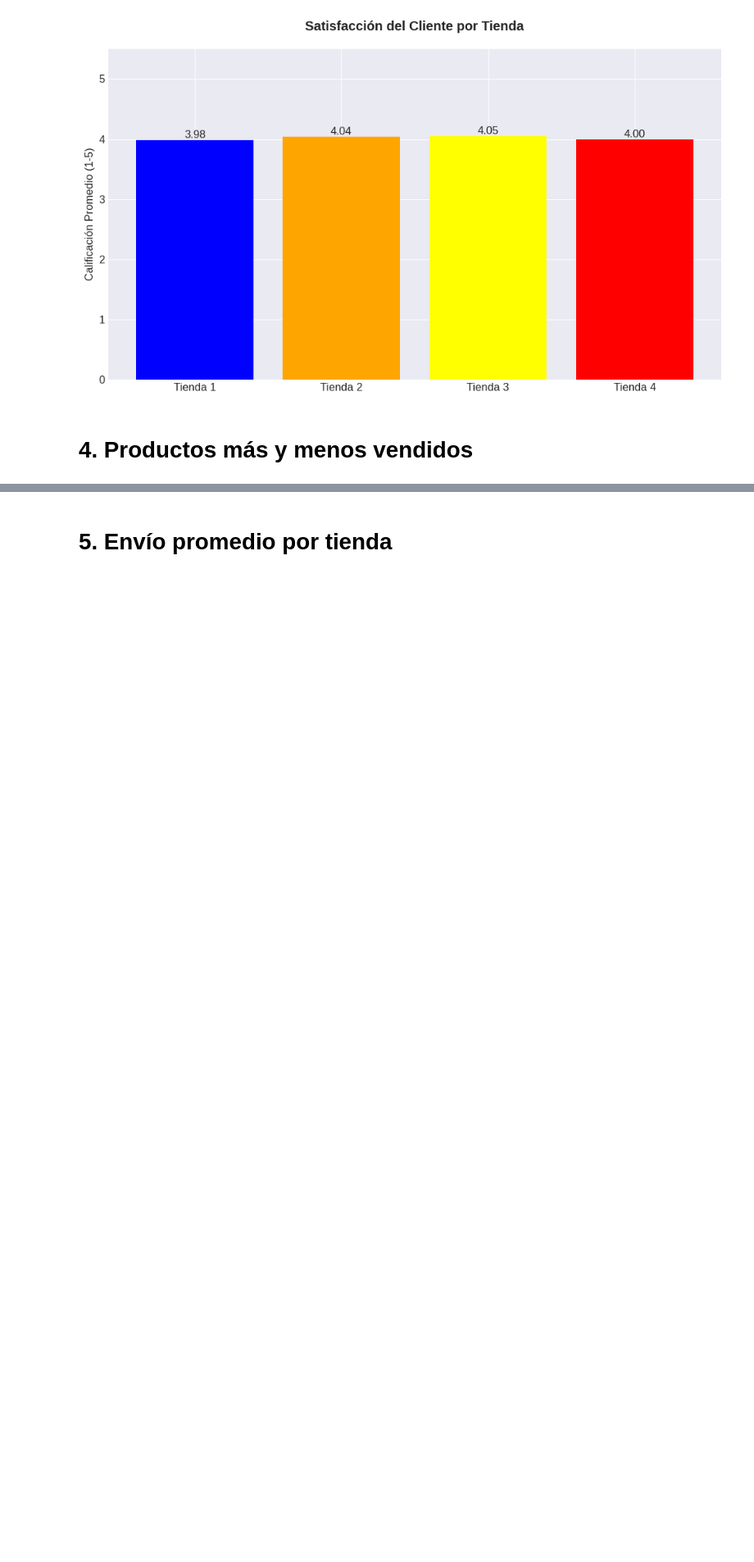
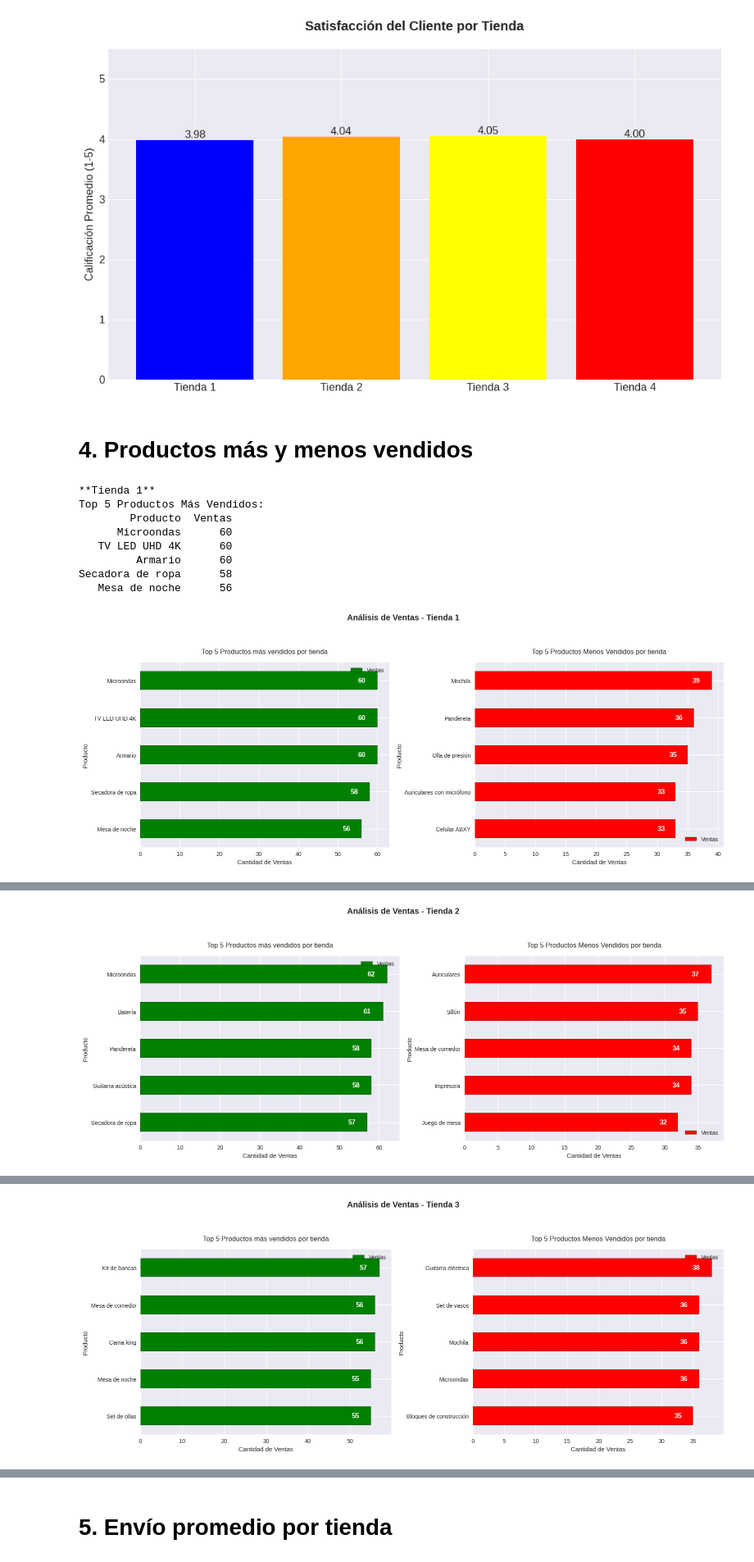
Before and after one commit to maufonseca18/Challenge-Alura-Store-, a Jupyter notebook: AluraStoreLatam.ipynb, the cells around one changed output, grey strips where cells are left out. Shown at 82% size. Saved outputs shown, nothing was run; the diff lists cells and outputs as text; code cells hidden in the pictures; blank space fills up the shorter version.

Commit message:
se completa el punto 3 y se agrega un filtro para los valoeres no deseados en cada tienda

```diff
--- a/AluraStoreLatam.ipynb
+++ b/AluraStoreLatam.ipynb
@@ -212,3 +212,79 @@ Calificaciones Promedio por Tienda (1-5):
 [figure]
 # %% [markdown]
 # 4. Productos más y menos vendidos
+# %%
+import pandas as pd
+import matplotlib.pyplot as plt
+plt.style.use('seaborn-v0_8-notebook')
+plt.rcParams['font.size'] = 12
+plt.rcParams['axes.titlepad'] = 20
+
+#filtros por categorías falsas
+def filtrar_productos_fisicos(df):
+    palabras_digitales = [
+        "Ciencia de datos", "programación", "Power BI", "Dashboard",
+        "Python", "Iniciando en", "curso", "taller", "datos con"
+    ]
+    mask = ~df['Producto'].str.contains('|'.join(palabras_digitales),
+                                        case=False, regex=True)
+    return df[mask]
+
+resultados = {}
+for nombre, df in tiendas.items():
+  df_fisicos = filtrar_productos_fisicos(df)
+  ventas_producto = df_fisicos['Producto'].value_counts().reset_index()
+  ventas_producto.columns = ['Producto', 'Ventas']
+
+# calc con un top 5 de los produtos más vendidos por tiendas
+  top_5_mas_vendidos = ventas_producto.head(5)
+  top_5_menos_vendidos = ventas_producto[ventas_producto['Ventas'] > 0].tail(5)
+  print(f"\n**{nombre}**")
+  print("Top 5 Productos Más Vendidos:")
+  print(top_5_mas_vendidos.to_string(index=False))
+  resultados[nombre] = {
+      'top_5_mas_vendidos': top_5_mas_vendidos,
+      'top_5_menos_vendidos': top_5_menos_vendidos
+  }
+
+  fig, (ax1,ax2) = plt.subplots(1,2, figsize=(16,6))
+  fig.suptitle(f'Análisis de Ventas - {nombre}', fontweight='bold', y=1.05)
+
+# productos más vendidos
+  top_5_mas_vendidos.plot.barh(x='Producto', y='Ventas', ax=ax1, color='Green',edgecolor = 'Black', title='Top 5 Productos Más Vendidos')
+  ax1.set_title('Top 5 Productos más vendidos por tienda', pad=15)
+  ax1.set_xlabel('Cantidad de Ventas')
+  ax1.invert_yaxis() # mayor-menor
+
+# productos menos vendidos
+  top_5_menos_vendidos.plot.barh(x='Producto', y='Ventas', ax=ax2, color= 'Red',edgecolor= 'Black', title='Top 5 Productos Menos Vendidos')
+  ax2.set_title('Top 5 Productos Menos Vendidos por tienda', pad=15)
+  ax2.set_xlabel('Cantidad de Ventas')
+  ax2.invert_yaxis()
+
+  for ax in (ax1, ax2):
+    for p in ax.patches:
+      width = p.get_width()
+      ax.annotate(f'{int(width)}',
+                  (width * 0.95, p.get_y() + p.get_height()/2),
+                  ha='right', va= 'center', color= 'white', fontweight='bold')
+
+
+  plt.tight_layout()
+  plt.show()
+
+
+print("\n Resumen de datos:")
+for tienda, datos in resultados.items():
+  print(f"\n{tienda}:")
+  print("Top 5:", ','.join(datos['top_5_mas_vendidos']['Producto'].tolist()))
+  print("Bottom 5:", ','.join(datos['top_5_menos_vendidos']['Producto'].tolist()))
+# %% [output]
+**Tienda 1**
+Top 5 Productos Más Vendidos:
+        Producto  Ventas
+      Microondas      60
+   TV LED UHD 4K      60
+         Armario      60
+Secadora de ropa      58
+   Mesa de noche      56
+[figure, added]
@@ -214,0 +299 @@ Calificaciones Promedio por Tienda (1-5):
+[figure, added]
@@ -214,0 +308 @@ Calificaciones Promedio por Tienda (1-5):
+[figure, added]
```
Also changed, not shown: parts of 3 cells of this notebook.
